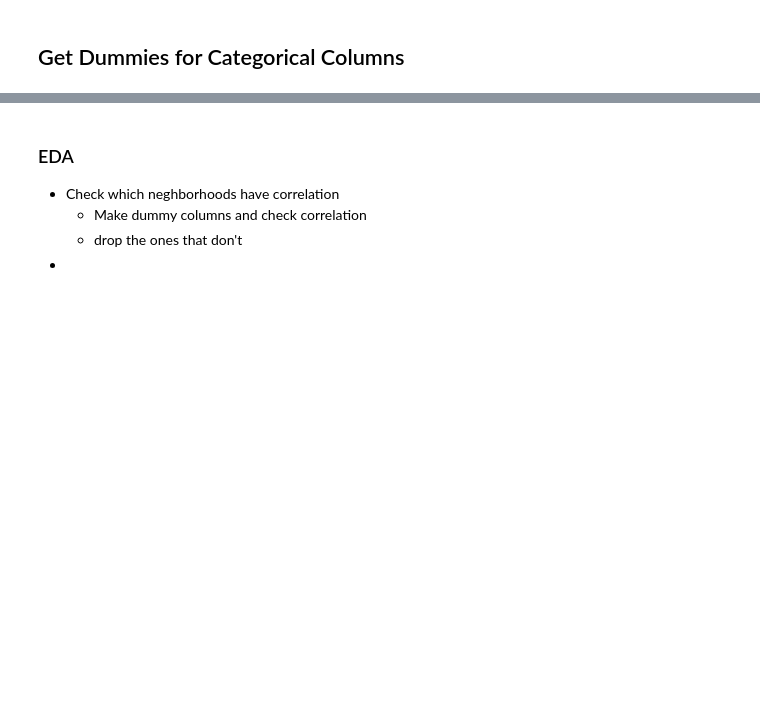
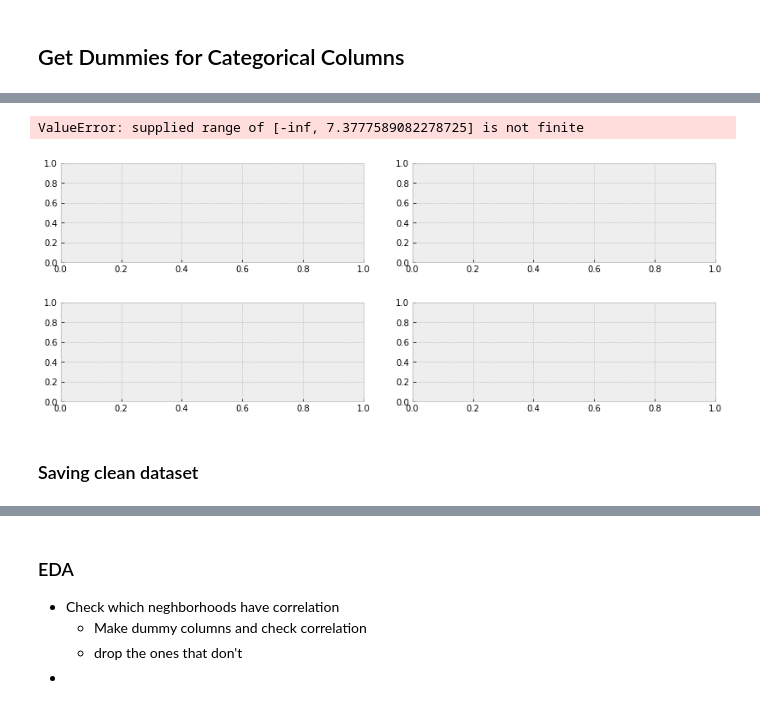
Before and after one commit to jamjahal/home_price_prediction, a Jupyter notebook: Code/01_EDA_and_Cleaning.ipynb, the cells around one changed output, grey strips where cells are left out. Drawn from its saved outputs; the diff is of its cells as text; code cells hidden in the pictures; blank space fills up the shorter version.

```diff
--- a/Code/01_EDA_and_Cleaning.ipynb
+++ b/Code/01_EDA_and_Cleaning.ipynb
@@ -221,0 +356,11 @@ ValueError: Image size of 369180x3240 pixels is too large. It must be less than
+# %%
+log_cols = ['log_mas_vnr_area',
+           'log_total_bsmt_sf',
+           'log_1st_flr_sf',
+           'log_gr_liv_area']
+plt_hists(df_dummies, log_cols)
+# %% [output]
+ValueError: supplied range of [-inf, 7.3777589082278725] is not finite
+[figure, added]
+# %% [markdown]
+### Saving clean dataset
```
Also changed, not shown: parts of 55 cells of this notebook, 3 other files.
